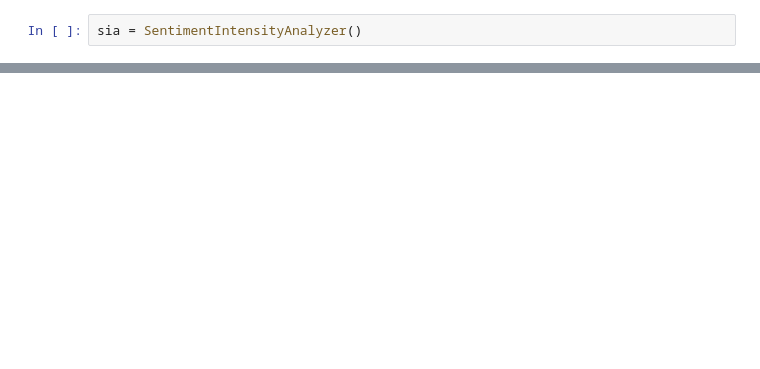
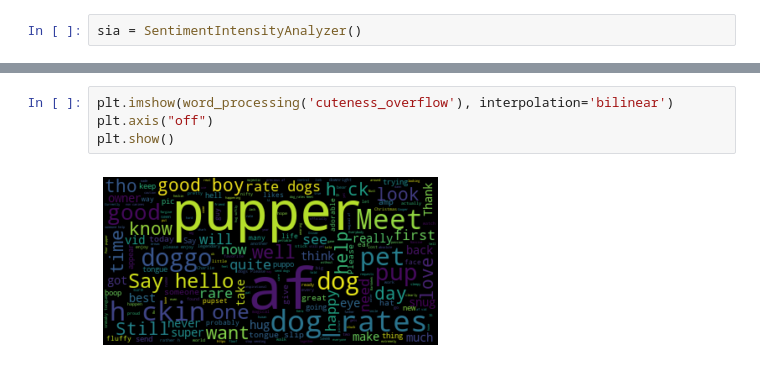
Before and after one commit to shufan1/ids-706-we-rate-dogs, a Jupyter notebook: dogs_EDA.ipynb, the cells around one changed output, grey strips where cells are left out. Drawn from its saved outputs; the diff is of its cells as text; blank space fills up the shorter version.

```diff
--- a/dogs_EDA.ipynb
+++ b/dogs_EDA.ipynb
@@ -72,0 +183,6 @@ plt.show()
+# %%
+plt.imshow(word_processing('cuteness_overflow'), interpolation='bilinear')
+plt.axis("off")
+plt.show()
+# %% [output]
+[figure, added]
```
Also changed, not shown: parts of 26 cells of this notebook.
